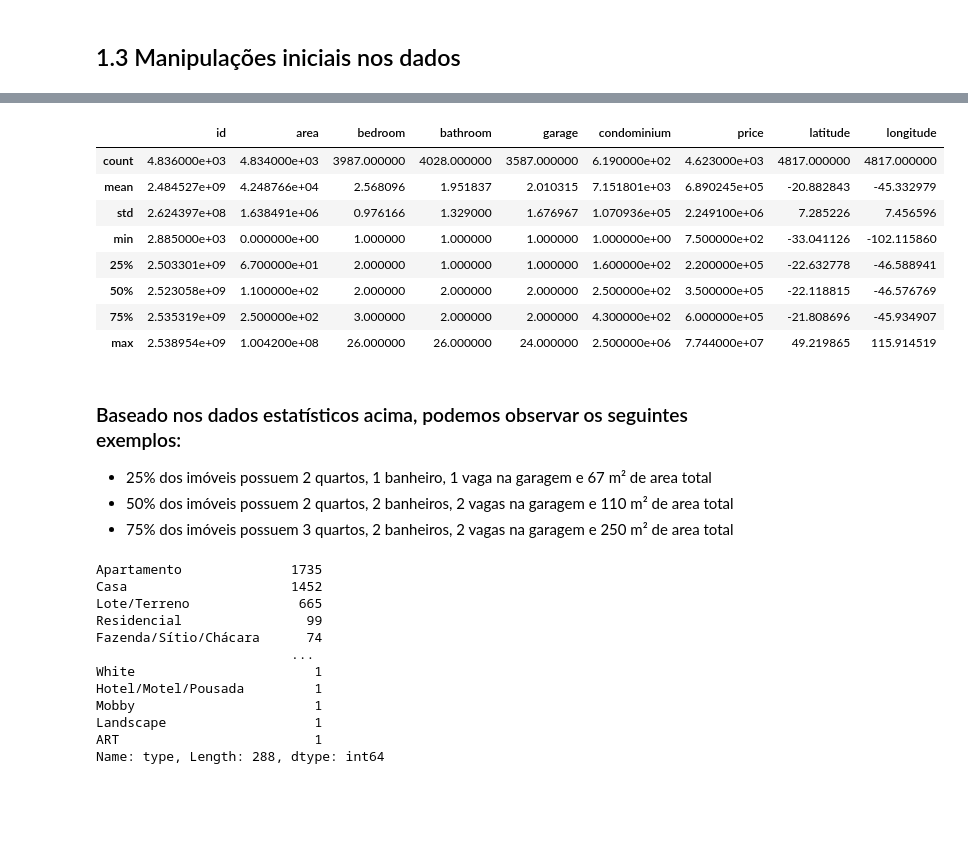
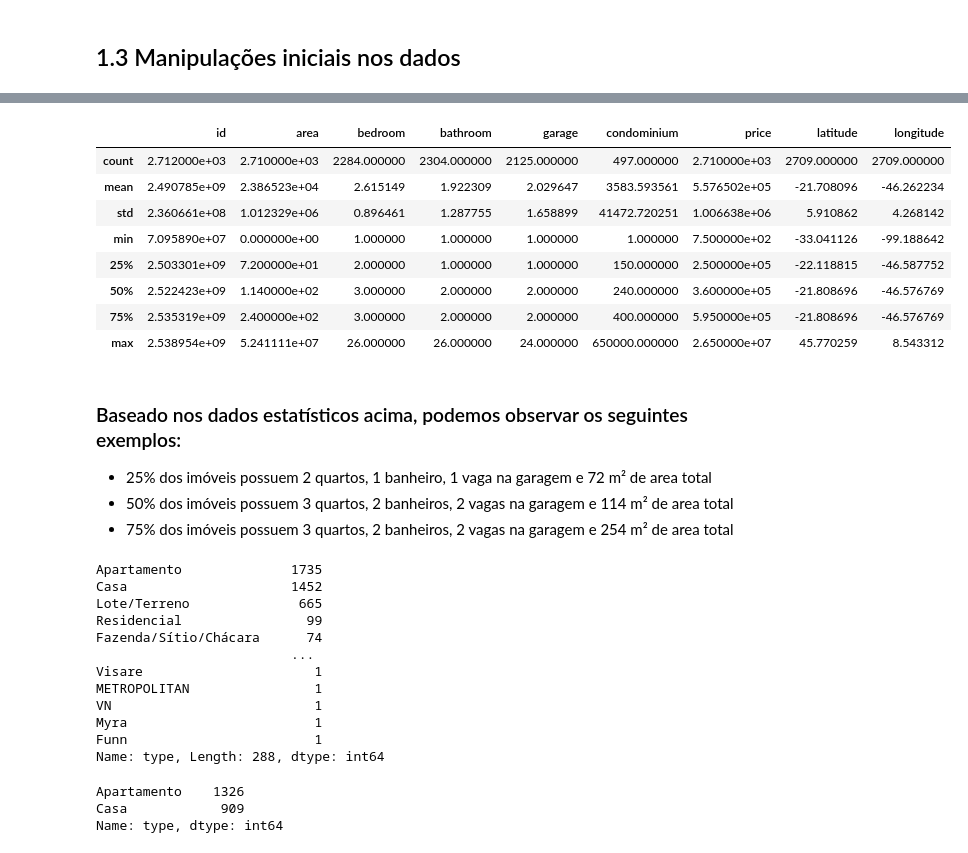
Before and after one commit to VanessaSwerts/imovel-data, a Jupyter notebook: src/model/housing-pricing-calculator.ipynb, the cells around one changed output, grey strips where cells are left out. Drawn from its saved outputs; the diff is of its cells as text; code cells hidden in the pictures; blank space fills up the shorter version.

```diff
--- a/src/model/housing-pricing-calculator.ipynb
+++ b/src/model/housing-pricing-calculator.ipynb
@@ -108,3 +108,7 @@ dtypes: float64(2), int64(1), object(8)
 memory usage: 415.7+ KB
 # %% [markdown]
 ## 1.3 Manipulações iniciais nos dados
+# %%
+# Criando um novo dataframe que contem apenas os imóveis da cidade de Poços de Caldas
+df_pocos = df[(df['location'].str.contains('Poços de Caldas'))]
+df_pocos.info()
@@ -111,15 +134,15 @@ memory usage: 415.7+ KB
 # %%
 # Convertendo variáveis númericas do datarfame de object para float
 
-converter = functions.ObjectToNumber(df)
+converter = functions.ObjectToNumber(df_pocos)
 
-df['area'] = converter.areaToNumber()
-df['bedroom'] = converter.bedroomToNumber()
-df['bathroom'] = converter.bathroomToNumber()
-df['garage'] = converter.garageToNumber()
-df['condominium'] = converter.condominiumToNumber()
-df['price'] = converter.priceToNumber()
+df_pocos['area'] = converter.areaToNumber()
+df_pocos['bedroom'] = converter.bedroomToNumber()
+df_pocos['bathroom'] = converter.bathroomToNumber()
+df_pocos['garage'] = converter.garageToNumber()
+df_pocos['condominium'] = converter.condominiumToNumber()
+df_pocos['price'] = converter.priceToNumber()
 
-df.info()
+df_pocos.info()
 # %% [output]
 <class 'pandas.core.frame.DataFrame'>
@@ -143,25 +183,25 @@ memory usage: 415.7+ KB
 # %%
 # Descrição estatística do dataframe Pandas
-df_stats = df.describe()
+df_stats = df_pocos.describe()
 df_stats
 # %% [output]
 |  | id | area | bedroom | bathroom | garage | condominium | price | latitude | longitude |
-| count | 4.836000e+03 | 4.834000e+03 | 3987.000000 | 4028.000000 | 3587.000000 | 6.190000e+02 | 4.623000e+03 | 4817.000000 | 4817.000000 |
-| mean | 2.484527e+09 | 4.248766e+04 | 2.568096 | 1.951837 | 2.010315 | 7.151801e+03 | 6.890245e+05 | -20.882843 | -45.332979 |
-| std | 2.624397e+08 | 1.638491e+06 | 0.976166 | 1.329000 | 1.676967 | 1.070936e+05 | 2.249100e+06 | 7.285226 | 7.456596 |
-| min | 2.885000e+03 | 0.000000e+00 | 1.000000 | 1.000000 | 1.000000 | 1.000000e+00 | 7.500000e+02 | -33.041126 | -102.115860 |
-| 25% | 2.503301e+09 | 6.700000e+01 | 2.000000 | 1.000000 | 1.000000 | 1.600000e+02 | 2.200000e+05 | -22.632778 | -46.588941 |
-| 50% | 2.523058e+09 | 1.100000e+02 | 2.000000 | 2.000000 | 2.000000 | 2.500000e+02 | 3.500000e+05 | -22.118815 | -46.576769 |
-| 75% | 2.535319e+09 | 2.500000e+02 | 3.000000 | 2.000000 | 2.000000 | 4.300000e+02 | 6.000000e+05 | -21.808696 | -45.934907 |
-| max | 2.538954e+09 | 1.004200e+08 | 26.000000 | 26.000000 | 24.000000 | 2.500000e+06 | 7.744000e+07 | 49.219865 | 115.914519 |
+| count | 2.712000e+03 | 2.710000e+03 | 2284.000000 | 2304.000000 | 2125.000000 | 497.000000 | 2.710000e+03 | 2709.000000 | 2709.000000 |
+| mean | 2.490785e+09 | 2.386523e+04 | 2.615149 | 1.922309 | 2.029647 | 3583.593561 | 5.576502e+05 | -21.708096 | -46.262234 |
+| std | 2.360661e+08 | 1.012329e+06 | 0.896461 | 1.287755 | 1.658899 | 41472.720251 | 1.006638e+06 | 5.910862 | 4.268142 |
+| min | 7.095890e+07 | 0.000000e+00 | 1.000000 | 1.000000 | 1.000000 | 1.000000 | 7.500000e+02 | -33.041126 | -99.188642 |
+| 25% | 2.503301e+09 | 7.200000e+01 | 2.000000 | 1.000000 | 1.000000 | 150.000000 | 2.500000e+05 | -22.118815 | -46.587752 |
+| 50% | 2.522423e+09 | 1.140000e+02 | 3.000000 | 2.000000 | 2.000000 | 240.000000 | 3.600000e+05 | -21.808696 | -46.576769 |
+| 75% | 2.535319e+09 | 2.400000e+02 | 3.000000 | 2.000000 | 2.000000 | 400.000000 | 5.950000e+05 | -21.808696 | -46.576769 |
+| max | 2.538954e+09 | 5.241111e+07 | 26.000000 | 26.000000 | 24.000000 | 650000.000000 | 2.650000e+07 | 45.770259 | 8.543312 |
 # %% [markdown]
 ### Baseado nos dados estatísticos acima, podemos observar os seguintes exemplos:
-* 25% dos imóveis possuem 2 quartos, 1 banheiro, 1 vaga na garagem e 67 m² de area total
-* 50% dos imóveis possuem 2 quartos, 2 banheiros, 2 vagas na garagem e 110 m² de area total
-* 75% dos imóveis possuem 3 quartos, 2 banheiros, 2 vagas na garagem e 250 m² de area total
+* 25% dos imóveis possuem 2 quartos, 1 banheiro, 1 vaga na garagem e 72 m² de area total
+* 50% dos imóveis possuem 3 quartos, 2 banheiros, 2 vagas na garagem e 114 m² de area total
+* 75% dos imóveis possuem 3 quartos, 2 banheiros, 2 vagas na garagem e 254 m² de area total
 # %%
-# Verificando a variável categórica - type
-property_types = df["type"].value_counts()
+# Verificando a variável categórica type
+property_types = df_pocos["type"].value_counts()
 property_types
 # %% [output]
 Apartamento              1735
@@ -170,10 +210,18 @@ Lote/Terreno              665
 Residencial                99
 Fazenda/Sítio/Chácara      74
                          ...
-White                       1
-Hotel/Motel/Pousada         1
-Mobby                       1
-Landscape                   1
-ART                         1
+Visare                      1
+METROPOLITAN                1
+VN                          1
+Myra                        1
+Funn                        1
 Name: type, Length: 288, dtype: int64
+# %%
+# Pegando apenas os imóveis que tem tipo igual a Casa ou Apartamento
+df_pocos = df_pocos[(df_pocos['type'] == 'Casa') | (df_pocos['type'] == 'Apartamento')]
+df_pocos["type"].value_counts()
+# %% [output]
+Apartamento    1326
+Casa            909
+Name: type, dtype: int64
 # %%
```
Also changed, not shown: parts of 3 cells of this notebook.
